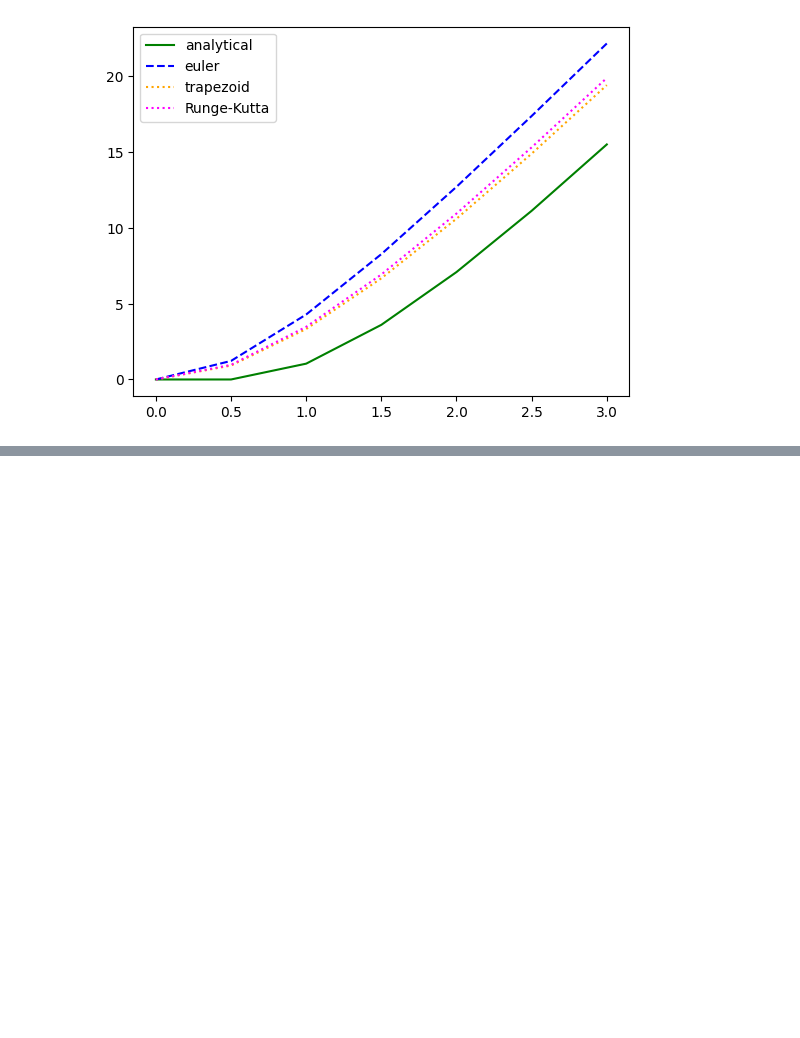
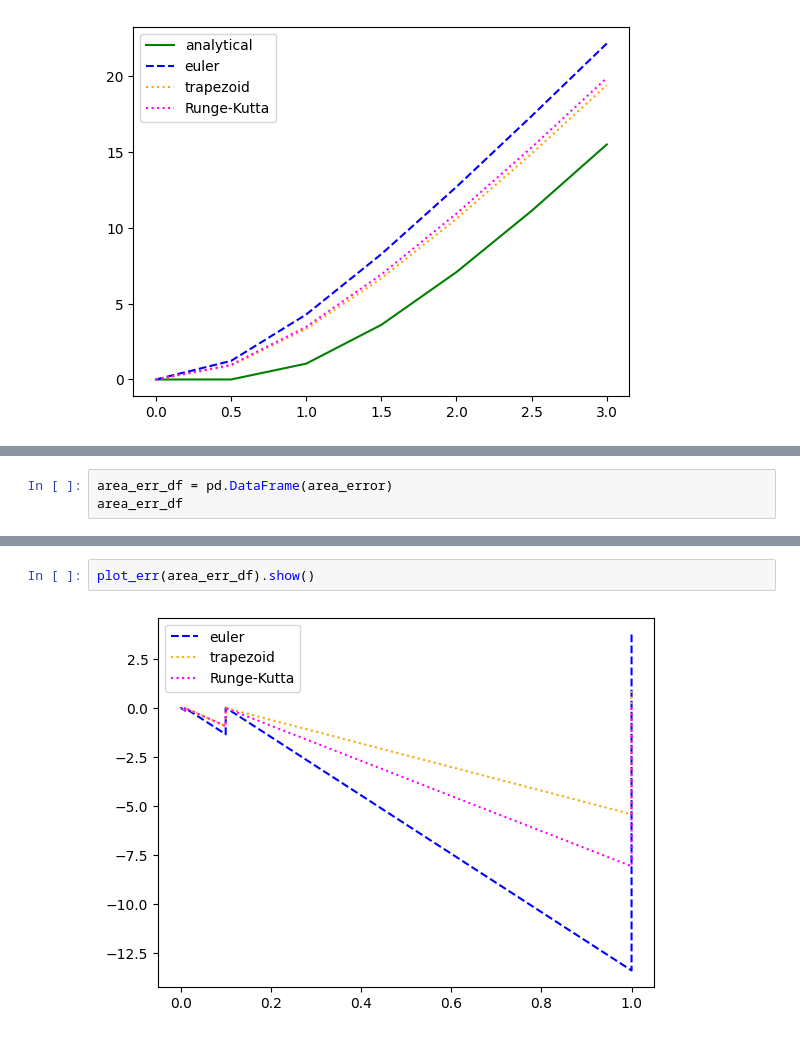
Before and after one commit to qwasium/solver, a Jupyter notebook: main.ipynb, the cells around one changed output, grey strips where cells are left out. Cells and saved outputs as stored; diff of their text form; blank space fills up the shorter version.

```diff
--- a/main.ipynb
+++ b/main.ipynb
@@ -139,0 +272,3 @@ plot_data(area_df).show()
+# %%
+area_err_df = pd.DataFrame(area_error)
+area_err_df
@@ -139,0 +287,4 @@ plot_data(area_df).show()
+# %%
+plot_err(area_err_df).show()
+# %% [output]
+[figure, added]
```
Also changed, not shown: parts of 11 cells of this notebook, 2 other files.
